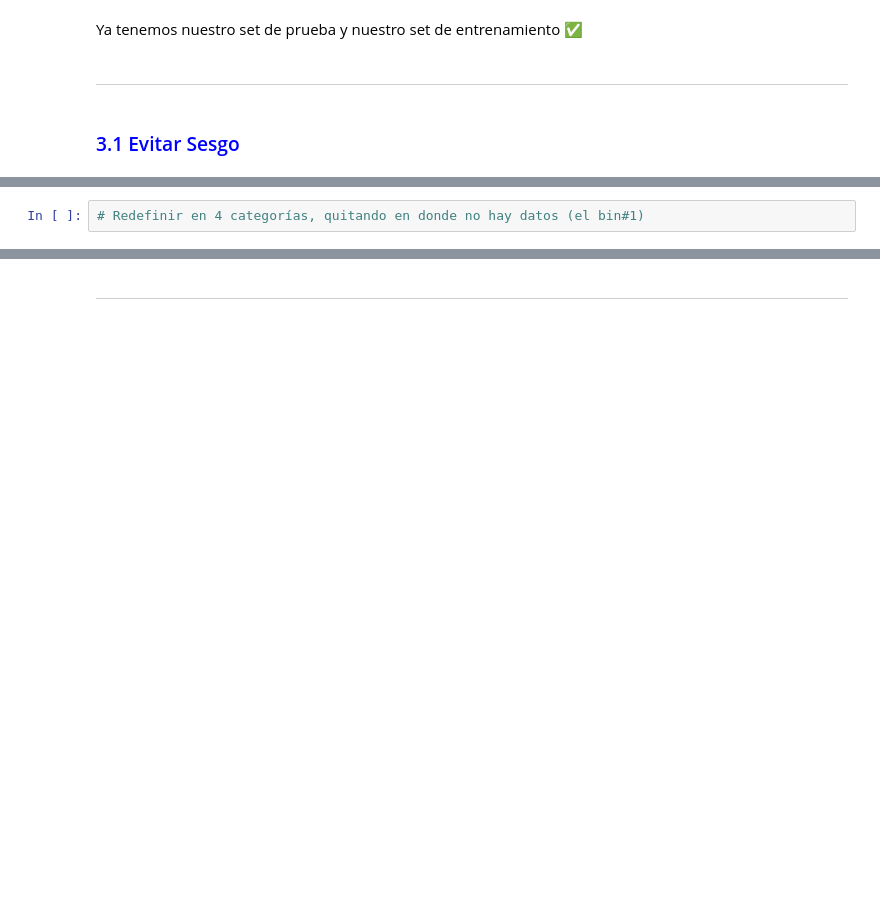
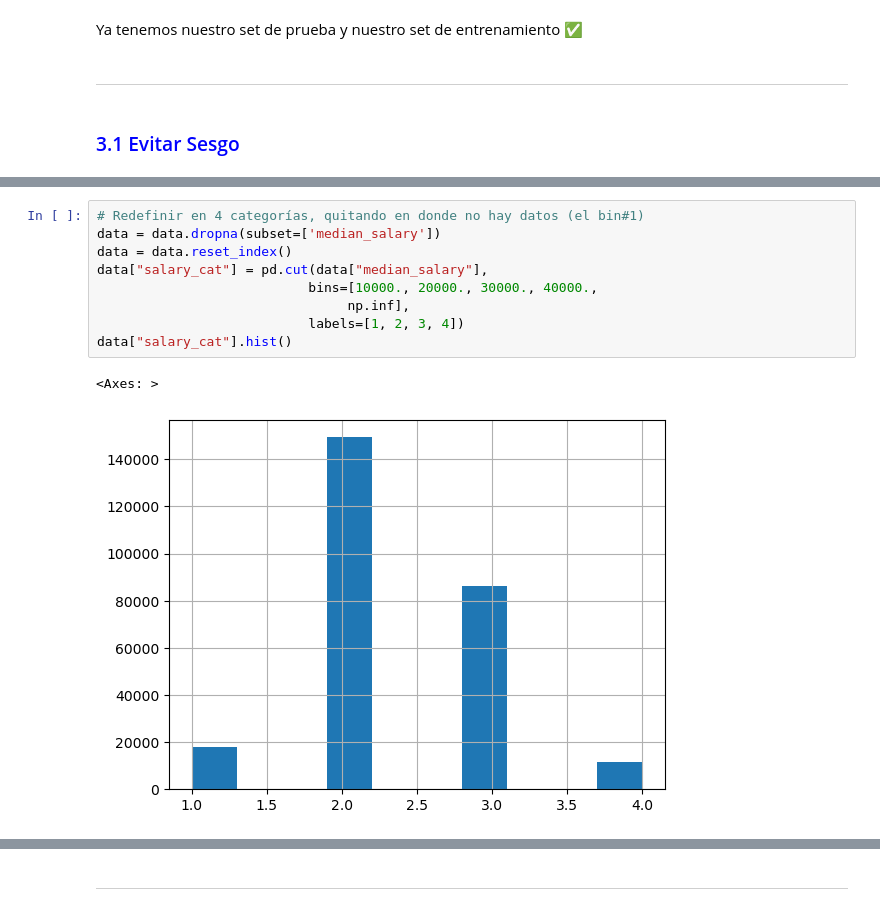
Before and after one commit to CarlosDev2207/6IV8_Mendoza_S-nchez_Carlos_Eduardo_AnalisisDeDatos, a Jupyter notebook: Machine Learning python Archivos de Trabajo para el curso y Manual/Capítulo 2-Proyecto End-to-End/Cap2_plantilla.ipynb, the cells around one changed output, grey strips where cells are left out. Drawn from its saved outputs; the diff is of its cells as text; blank space fills up the shorter version.

```diff
--- a/Machine Learning python Archivos de Trabajo para el curso y Manual/Capítulo 2-Proyecto End-to-End/Cap2_plantilla.ipynb
+++ b/Machine Learning python Archivos de Trabajo para el curso y Manual/Capítulo 2-Proyecto End-to-End/Cap2_plantilla.ipynb
@@ -83,4 +196,14 @@ Ya tenemos nuestro set de prueba y nuestro set de entrenamiento ✅
 # %%
 # Redefinir en 4 categorías, quitando en donde no hay datos (el bin#1)
+data = data.dropna(subset=['median_salary'])
+data = data.reset_index()
+data["salary_cat"] = pd.cut(data["median_salary"],
+                           bins=[10000., 20000., 30000., 40000.,
+                                np.inf],
+                           labels=[1, 2, 3, 4])
+data["salary_cat"].hist()
+# %% [output]
+<Axes: >
+[figure, added]
 # %%
 #Verifica que si se redefinieron las categorías
```
Also changed, not shown: parts of 20 cells of this notebook, 1 other file.
